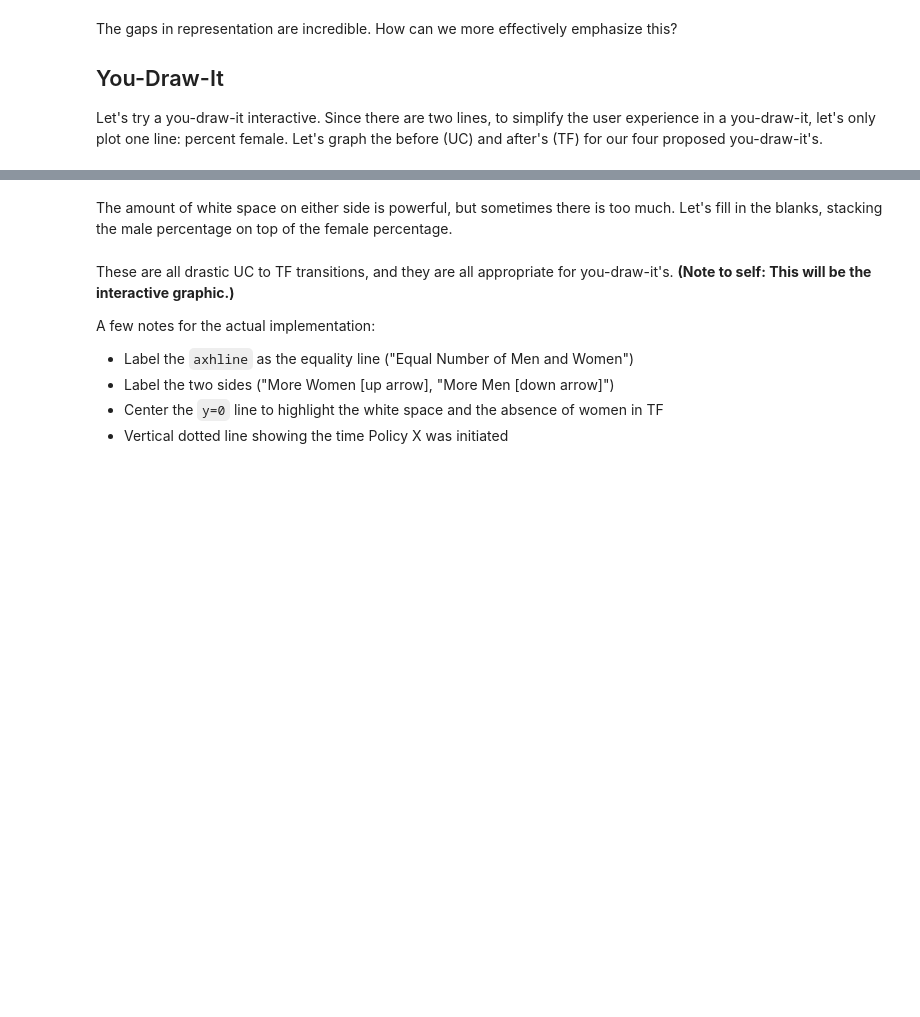
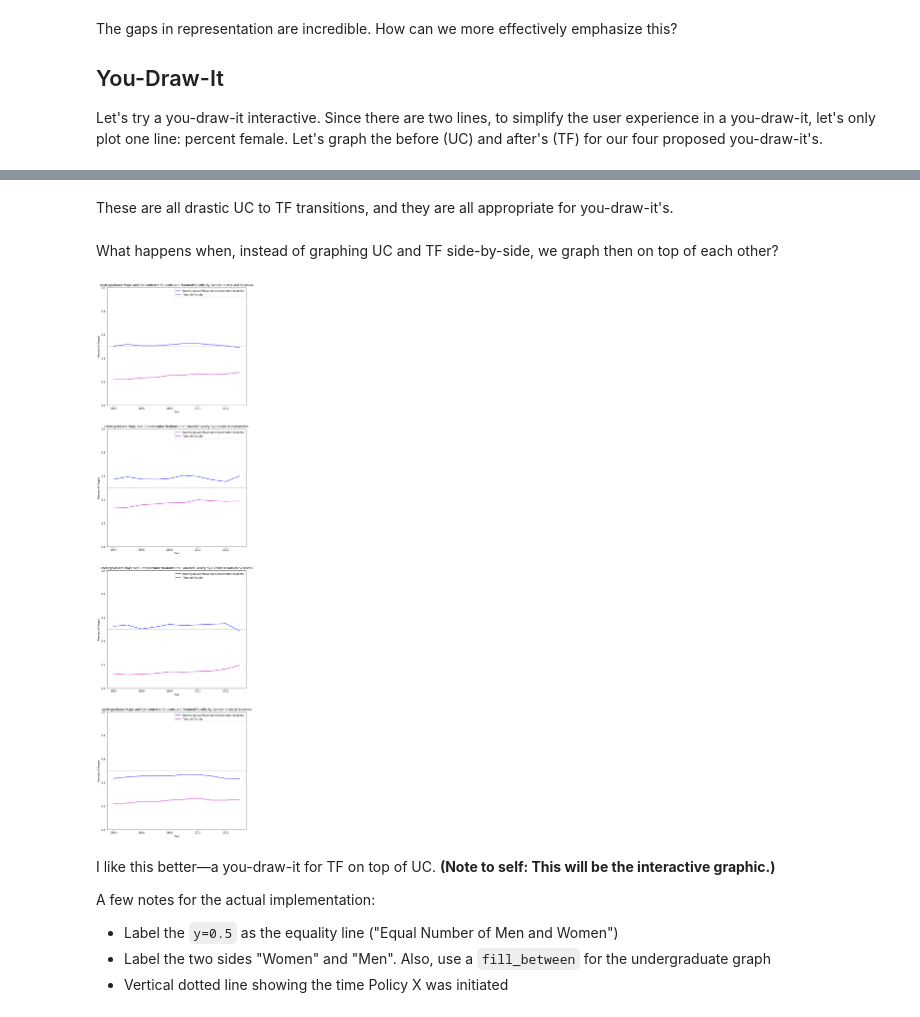
Before and after one commit to jsonkao/CU-female-representation, a Jupyter notebook: notebooks/female-representation.ipynb, the cells around one changed output, grey strips where cells are left out. Drawn from its saved outputs; the diff is of its cells as text; code cells hidden in the pictures; blank space fills up the shorter version.

Commit message:
on top of each other

```diff
--- a/notebooks/female-representation.ipynb
+++ b/notebooks/female-representation.ipynb
@@ -197,6 +178,0 @@ def plotFemalePercentEquality(plot, area, rank, abbreviate=True):
-# %%
-for a in range(len(areas)):
-    fig, ax_lst = plt.subplots(1, 2, figsize=(10,5), sharey=True)
-    ax_lst[0].set_title('% Women, UC and TF, in {}'.format(areas[a][0]))
-    for r in range(2):
-        plotFemalePercentEquality(ax_lst[r], a, r*3)
@@ -208,10 +179,39 @@ for a in range(len(areas)):
-# %% [markdown]
-The amount of white space on either side is powerful, but sometimes there is too much. Let's fill in the blanks, stacking the male percentage on top of the female percentage.
+# %% [markdown]
+These are all drastic UC to TF transitions, and they are all appropriate for you-draw-it's.
+# %% [markdown]
+What happens when, instead of graphing UC and TF side-by-side, we graph then on top of each other?
+# %%
+def plotPercentLines(plot, area, abbreviate=True):
+    labelIndex = 1 if abbreviate else 0
+    plot.set_title('{} and {} by Gender in {}'.format(ranks[0][labelIndex], ranks[3][labelIndex], areas[area][labelIndex]))
+    plotOptions = []
+    for r in range(2):
+        table = requestTable(area, r*3)
+        plotOptions.append({
+            'years': table['Year'],
+            'percents': table['Women'] / (table['Women'] + table['Men']),
+            'color': ['b', 'm'][r],
+            'label': ranks[r*3][labelIndex],
+        })
+    for opt in plotOptions:
+        plot.plot(opt['years'], opt['percents'], linestyle='-', marker='', color=opt['color'], label=opt['label'])
+
+    plot.set_xlabel('Year')
+    plot.set_ylabel('Percent of People')
+    plot.legend()
+
+    plot.axis(ymin=0, ymax=1)
+    plot.axhline(y=0.5, linestyle='--', color='#aaaaaa')
+# %%
+fig, ax_lst = plt.subplots(4, 1, figsize=(10,40), sharey=True)
+for a in range(len(areas)):
+    plotPercentLines(ax_lst[a], a, abbreviate=False)
+# %% [output]
+[figure, added]
 # %% [markdown]
-These are all drastic UC to TF transitions, and they are all appropriate for you-draw-it's. **(Note to self: This will be the interactive graphic.)**
+I like this better—a you-draw-it for TF on top of UC. **(Note to self: This will be the interactive graphic.)**
 
 A few notes for the actual implementation:
-- Label the `axhline` as the equality line ("Equal Number of Men and Women")
-- Label the two sides ("More Women [up arrow], "More Men [down arrow]")
-- Center the `y=0` line to highlight the white space and the absence of women in TF
+- Label the `y=0.5` as the equality line ("Equal Number of Men and Women")
+- Label the two sides "Women" and "Men". Also, use a `fill_between` for the undergraduate graph
 - Vertical dotted line showing the time Policy X was initiated
```
Also changed, not shown: parts of 5 cells of this notebook.
